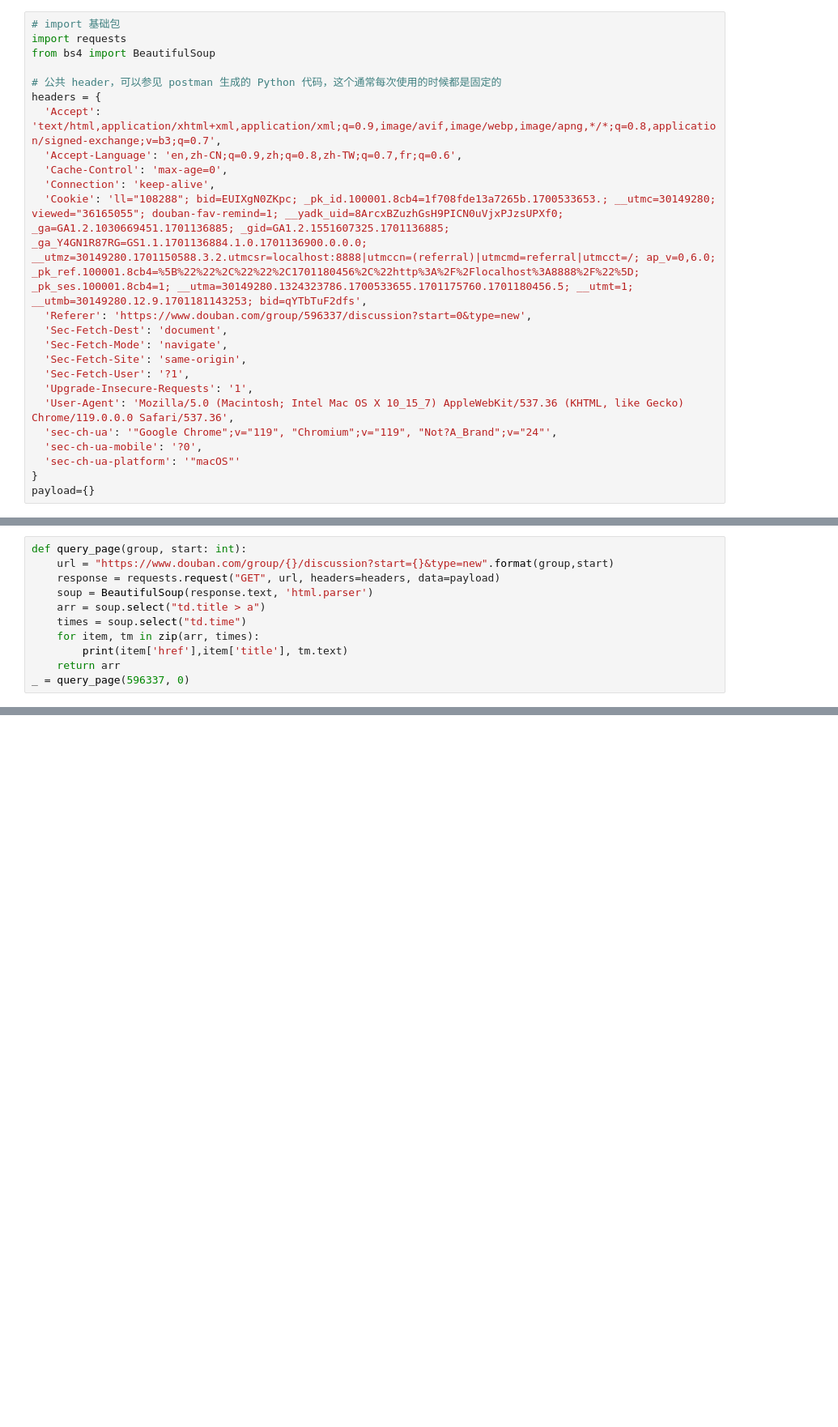
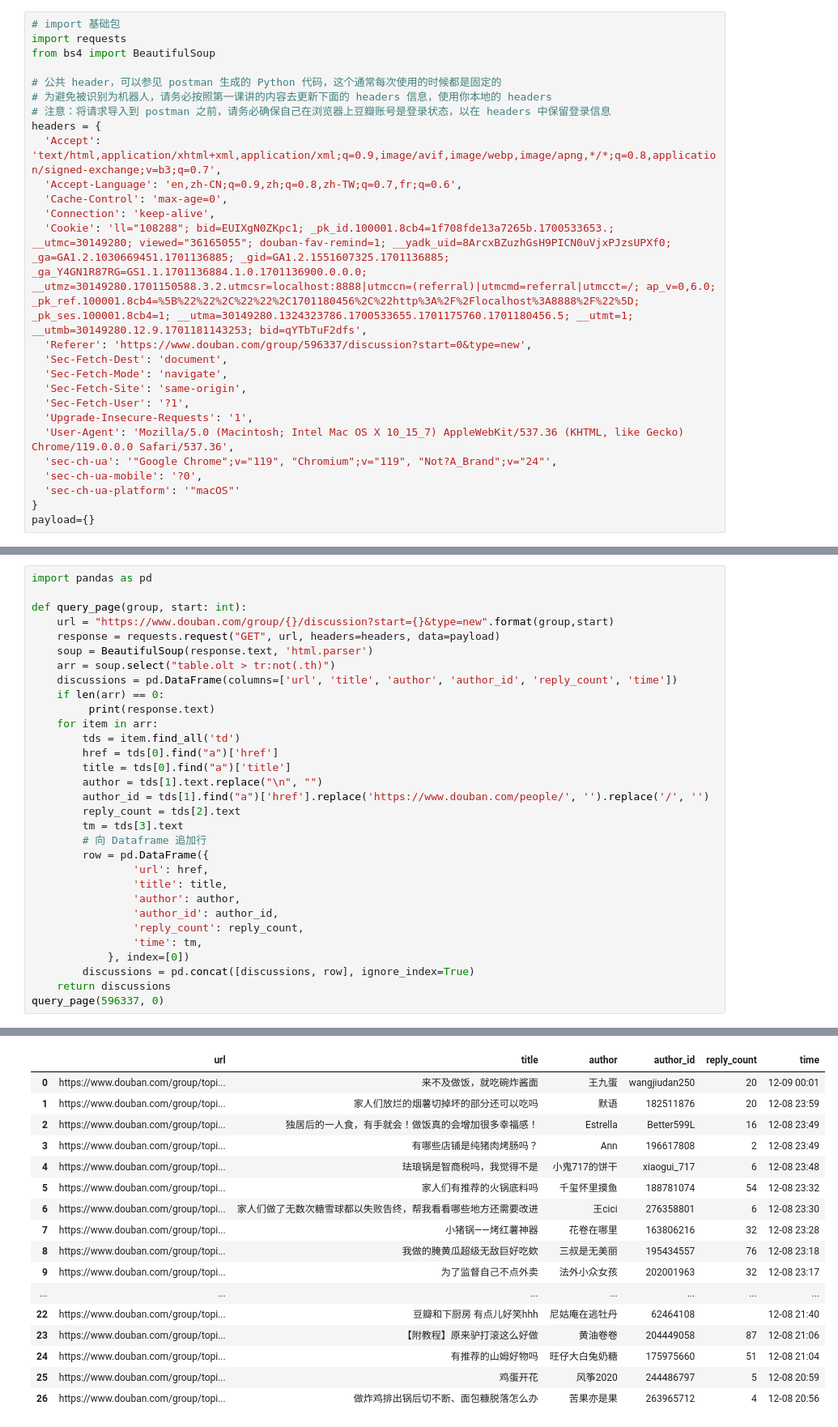
Before and after one commit to chengyumeng/how-to-learn-python, a Jupyter notebook: Q2/q2.ipynb, the cells around one changed output, grey strips where cells are left out. Shown: that part at 81% size. Drawn from its saved outputs; the diff is of its cells as text; blank space fills up the shorter version.

```diff
--- a/Q2/q2.ipynb
+++ b/Q2/q2.ipynb
@@ -20,12 +20,14 @@ import requests
 from bs4 import BeautifulSoup
 
 # 公共 header，可以参见 postman 生成的 Python 代码，这个通常每次使用的时候都是固定的
+# 为避免被识别为机器人，请务必按照第一课讲的内容去更新下面的 headers 信息，使用你本地的 headers
+# 注意：将请求导入到 postman 之前，请务必确保自己在浏览器上豆瓣账号是登录状态，以在 headers 中保留登录信息
 headers = {
   'Accept': 'text/html,application/xhtml+xml,application/xml;q=0.9,image/avif,image/webp,image/apng,*/*;q=0.8,application/signed-exchange;v=b3;q=0.7',
   'Accept-Language': 'en,zh-CN;q=0.9,zh;q=0.8,zh-TW;q=0.7,fr;q=0.6',
   'Cache-Control': 'max-age=0',
   'Connection': 'keep-alive',
-  'Cookie': 'll="108288"; bid=EUIXgN0ZKpc; _pk_id.100001.8cb4=1f708fde13a7265b.1700533653.; __utmc=30149280; viewed="36165055"; douban-fav-remind=1; __yadk_uid=8ArcxBZuzhGsH9PICN0uVjxPJzsUPXf0; _ga=GA1.2.1030669451.1701136885; _gid=GA1.2.1551607325.1701136885; _ga_Y4GN1R87RG=GS1.1.1701136884.1.0.1701136900.0.0.0; __utmz=30149280.1701150588.3.2.utmcsr=localhost:8888|utmccn=(referral)|utmcmd=referral|utmcct=/; ap_v=0,6.0; _pk_ref.100001.8cb4=%5B%22%22%2C%22%22%2C1701180456%2C%22http%3A%2F%2Flocalhost%3A8888%2F%22%5D; _pk_ses.100001.8cb4=1; __utma=30149280.1324323786.1700533655.1701175760.1701180456.5; __utmt=1; __utmb=30149280.12.9.1701181143253; bid=qYTbTuF2dfs',
+  'Cookie': 'll="108288"; bid=EUIXgN0ZKpc1; _pk_id.100001.8cb4=1f708fde13a7265b.1700533653.; __utmc=30149280; viewed="36165055"; douban-fav-remind=1; __yadk_uid=8ArcxBZuzhGsH9PICN0uVjxPJzsUPXf0; _ga=GA1.2.1030669451.1701136885; _gid=GA1.2.1551607325.1701136885; _ga_Y4GN1R87RG=GS1.1.1701136884.1.0.1701136900.0.0.0; __utmz=30149280.1701150588.3.2.utmcsr=localhost:8888|utmccn=(referral)|utmcmd=referral|utmcct=/; ap_v=0,6.0; _pk_ref.100001.8cb4=%5B%22%22%2C%22%22%2C1701180456%2C%22http%3A%2F%2Flocalhost%3A8888%2F%22%5D; _pk_ses.100001.8cb4=1; __utma=30149280.1324323786.1700533655.1701175760.1701180456.5; __utmt=1; __utmb=30149280.12.9.1701181143253; bid=qYTbTuF2dfs',
   'Referer': 'https://www.douban.com/group/596337/discussion?start=0&type=new',
   'Sec-Fetch-Dest': 'document',
   'Sec-Fetch-Mode': 'navigate',
@@ -41,14 +43,34 @@ payload={}
 # %% [markdown]
 # 查询小组列表页的函数
 # %%
+import pandas as pd
+
 def query_page(group, start: int):
     url = "https://www.douban.com/group/{}/discussion?start={}&type=new".format(group,start)
     response = requests.request("GET", url, headers=headers, data=payload)
     soup = BeautifulSoup(response.text, 'html.parser')
-    arr = soup.select("td.title > a")
-    times = soup.select("td.time")
-    for item, tm in zip(arr, times):
-        print(item['href'],item['title'], tm.text)
-    return arr
-_ = query_page(596337, 0)
+    arr = soup.select("table.olt > tr:not(.th)")
+    discussions = pd.DataFrame(columns=['url', 'title', 'author', 'author_id', 'reply_count', 'time'])
+    if len(arr) == 0:
+         print(response.text)
+    for item in arr:
+        tds = item.find_all('td')
+        href = tds[0].find("a")['href']
+        title = tds[0].find("a")['title']
+        author = tds[1].text.replace("\n", "")
+        author_id = tds[1].find("a")['href'].replace('https://www.douban.com/people/', '').replace('/', '')
+        reply_count = tds[2].text
+        tm = tds[3].text
+        # 向 Dataframe 追加行
+        row = pd.DataFrame({
+                'url': href,
+                'title': title,
+                'author': author,
+                'author_id': author_id,
+                'reply_count': reply_count,
+                'time': tm,
+            }, index=[0])
+        discussions = pd.concat([discussions, row], ignore_index=True)
+    return discussions
+query_page(596337, 0)
 # %% [output]
@@ -72,3 +77,20 @@ https://www.douban.com/group/topic/298458819/ 生蚝鸡汤 11-29 17:11
+|  | url | title | author | author_id | reply_count | time |
+| 0 | https://www.douban.com/group/topi... | 来不及做饭，就吃碗炸酱面 | 王九蛋 | wangjiudan250 | 20 | 12-09 00:01 |
+| 1 | https://www.douban.com/group/topi... | 家人们放烂的烟薯切掉坏的部分还可以吃吗 | 默语 | 182511876 | 20 | 12-08 23:59 |
+| 2 | https://www.douban.com/group/topi... | 独居后的一人食，有手就会！做饭真的会增加很多幸福感！ | Estrella | Better599L | 16 | 12-08 23:49 |
+| 3 | https://www.douban.com/group/topi... | 有哪些店铺是纯猪肉烤肠吗？ | Ann | 196617808 | 2 | 12-08 23:49 |
+| 4 | https://www.douban.com/group/topi... | 珐琅锅是智商税吗，我觉得不是 | 小鬼717的饼干 | xiaogui_717 | 6 | 12-08 23:48 |
+| 5 | https://www.douban.com/group/topi... | 家人们有推荐的火锅底料吗 | 千玺怀里摸鱼 | 188781074 | 54 | 12-08 23:32 |
+| 6 | https://www.douban.com/group/topi... | 家人们做了无数次糖雪球都以失败告终，帮我看看哪些地方还需要改进 | 王cici | 276358801 | 6 | 12-08 23:30 |
+| 7 | https://www.douban.com/group/topi... | 小猪锅——烤红薯神器 | 花卷在哪里 | 163806216 | 32 | 12-08 23:28 |
+| 8 | https://www.douban.com/group/topi... | 我做的腌黄瓜超级无敌巨好吃欸 | 三叔是无美丽 | 195434557 | 76 | 12-08 23:18 |
+| 9 | https://www.douban.com/group/topi... | 为了监督自己不点外卖 | 法外小众女孩 | 202001963 | 32 | 12-08 23:17 |
+| ... | ... | ... | ... | ... | ... | ... |
+| 22 | https://www.douban.com/group/topi... | 豆瓣和下厨房 有点儿好笑hhh | 尼姑庵在逃牡丹 | 62464108 |  | 12-08 21:40 |
+| 23 | https://www.douban.com/group/topi... | 【附教程】原来驴打滚这么好做 | 黄油卷卷 | 204449058 | 87 | 12-08 21:06 |
+| 24 | https://www.douban.com/group/topi... | 有推荐的山姆好物吗 | 旺仔大白兔奶糖 | 175975660 | 51 | 12-08 21:04 |
+| 25 | https://www.douban.com/group/topi... | 鸡蛋开花 | 风筝2020 | 244486797 | 5 | 12-08 20:59 |
+| 26 | https://www.douban.com/group/topi... | 做炸鸡排出锅后切不断、面包糠脱落怎么办 | 苦果亦是果 | 263965712 | 4 | 12-08 20:56 |
 # %% [markdown]
 # 查询帖子详情页的内容及评论
 # %%
```
Also changed, not shown: parts of 4 cells of this notebook, 3 other files.
